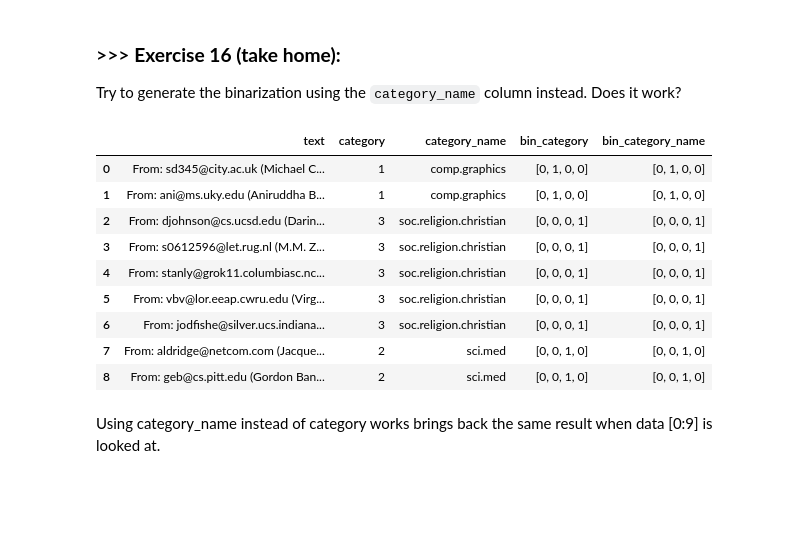
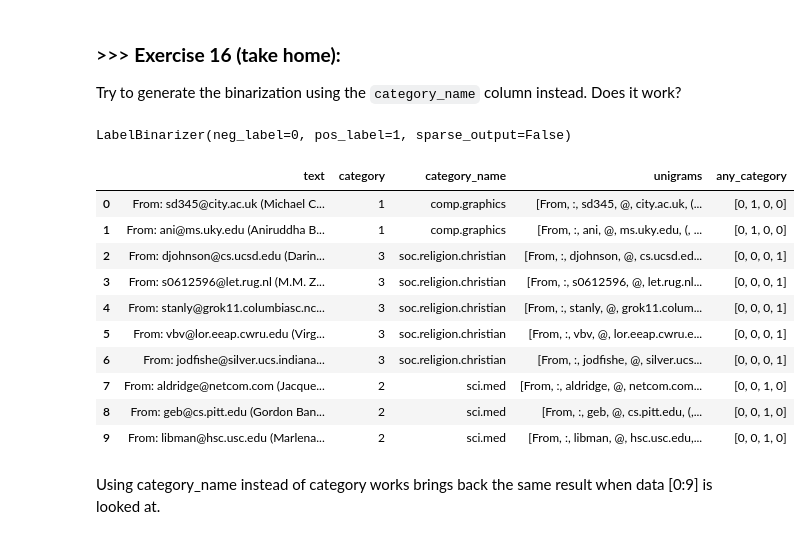
Before and after one commit to Sibonele/DMlab1, a Jupyter notebook: DM19-Lab1-Homework/DM19-Lab1-Takehomework.ipynb, the cells around one changed output. Drawn from its saved outputs; the diff is of its cells as text; code cells hidden in the pictures; blank space fills up the shorter version.

```diff
--- a/DM19-Lab1-Homework/DM19-Lab1-Takehomework.ipynb
+++ b/DM19-Lab1-Homework/DM19-Lab1-Takehomework.ipynb
@@ -460,2 +408,0 @@ array([0, 1, 2, 3], dtype=int64)
-# %%
-X['bin_category'] = mlb.transform(X['category']).tolist()
@@ -479,19 +409,3 @@ Attributes with **continuous values** also have strategies to tranform the data;
 # %% [markdown]
 ### >>> **Exercise 16 (take home):**
 Try to generate the binarization using the `category_name` column instead. Does it work?
-# %%
-# Answer here
-mlb.fit(X.category_name)
-X['bin_category_name'] = mlb.transform(X['category_name']).tolist()
-X.head(9)
-# %% [output]
-|  | text | category | category_name | bin_category | bin_category_name |
-| 0 | From: sd345@city.ac.uk (Michael C... | 1 | comp.graphics | [0, 1, 0, 0] | [0, 1, 0, 0] |
-| 1 | From: ani@ms.uky.edu (Aniruddha B... | 1 | comp.graphics | [0, 1, 0, 0] | [0, 1, 0, 0] |
-| 2 | From: djohnson@cs.ucsd.edu (Darin... | 3 | soc.religion.christian | [0, 0, 0, 1] | [0, 0, 0, 1] |
-| 3 | From: s0612596@let.rug.nl (M.M. Z... | 3 | soc.religion.christian | [0, 0, 0, 1] | [0, 0, 0, 1] |
-| 4 | From: stanly@grok11.columbiasc.nc... | 3 | soc.religion.christian | [0, 0, 0, 1] | [0, 0, 0, 1] |
-| 5 | From: vbv@lor.eeap.cwru.edu (Virg... | 3 | soc.religion.christian | [0, 0, 0, 1] | [0, 0, 0, 1] |
-| 6 | From: jodfishe@silver.ucs.indiana... | 3 | soc.religion.christian | [0, 0, 0, 1] | [0, 0, 0, 1] |
-| 7 | From: aldridge@netcom.com (Jacque... | 2 | sci.med | [0, 0, 1, 0] | [0, 0, 1, 0] |
-| 8 | From: geb@cs.pitt.edu (Gordon Ban... | 2 | sci.med | [0, 0, 1, 0] | [0, 0, 1, 0] |
@@ -498,3 +416,23 @@ X.head(9)
+# %%
+mlb.fit(X.category_name)
+# %% [output]
+LabelBinarizer(neg_label=0, pos_label=1, sparse_output=False)
+# %%
+X['any_category'] = mlb.transform(X['category_name']).tolist()
+# %%
+X.head(10)
+# %% [output]
+|  | text | category | category_name | unigrams | any_category |
+| 0 | From: sd345@city.ac.uk (Michael C... | 1 | comp.graphics | [From, :, sd345, @, city.ac.uk, (... | [0, 1, 0, 0] |
+| 1 | From: ani@ms.uky.edu (Aniruddha B... | 1 | comp.graphics | [From, :, ani, @, ms.uky.edu, (, ... | [0, 1, 0, 0] |
+| 2 | From: djohnson@cs.ucsd.edu (Darin... | 3 | soc.religion.christian | [From, :, djohnson, @, cs.ucsd.ed... | [0, 0, 0, 1] |
+| 3 | From: s0612596@let.rug.nl (M.M. Z... | 3 | soc.religion.christian | [From, :, s0612596, @, let.rug.nl... | [0, 0, 0, 1] |
+| 4 | From: stanly@grok11.columbiasc.nc... | 3 | soc.religion.christian | [From, :, stanly, @, grok11.colum... | [0, 0, 0, 1] |
+| 5 | From: vbv@lor.eeap.cwru.edu (Virg... | 3 | soc.religion.christian | [From, :, vbv, @, lor.eeap.cwru.e... | [0, 0, 0, 1] |
+| 6 | From: jodfishe@silver.ucs.indiana... | 3 | soc.religion.christian | [From, :, jodfishe, @, silver.ucs... | [0, 0, 0, 1] |
+| 7 | From: aldridge@netcom.com (Jacque... | 2 | sci.med | [From, :, aldridge, @, netcom.com... | [0, 0, 1, 0] |
+| 8 | From: geb@cs.pitt.edu (Gordon Ban... | 2 | sci.med | [From, :, geb, @, cs.pitt.edu, (,... | [0, 0, 1, 0] |
+| 9 | From: libman@hsc.usc.edu (Marlena... | 2 | sci.med | [From, :, libman, @, hsc.usc.edu,... | [0, 0, 1, 0] |
 # %% [markdown]
 Using category_name instead of category works brings back the same result when data [0:9] is looked at.
 # %% [markdown]
```
Also changed, not shown: parts of 41 cells of this notebook, 1 other file.
